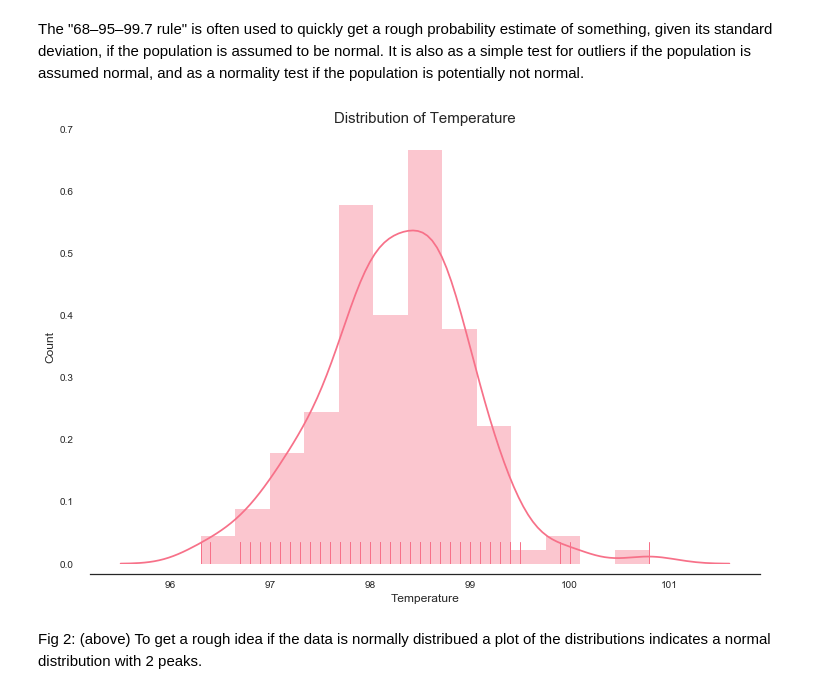
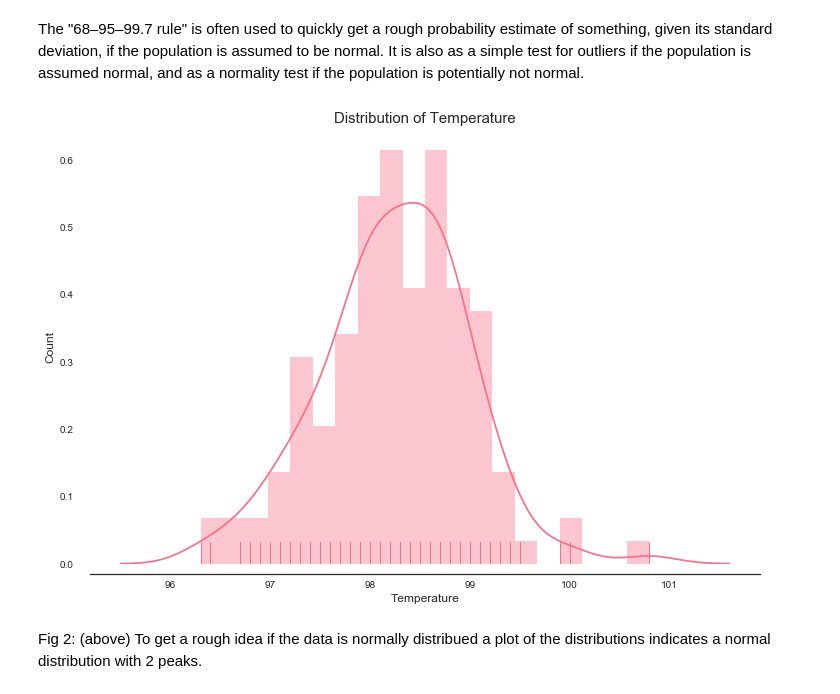
Before and after one commit to avinashreddy2706/HumanBodyTemperature, a Jupyter notebook: code/sliderule_dsi_inferential_statistics_exercise_1.ipynb, the cells around one changed output. Cells and saved outputs as stored; diff of their text form; code cells hidden in the pictures.

```diff
--- a/code/sliderule_dsi_inferential_statistics_exercise_1.ipynb
+++ b/code/sliderule_dsi_inferential_statistics_exercise_1.ipynb
@@ -147,23 +147,23 @@ The "68–95–99.7 rule" is often used to quickly get a rough probability estim
 # %%
 color = sns.color_palette()
 sns.set(style="white")
 #cnt_srs = df.gender.value_counts()
 
 plt.figure(figsize=(12,8))
 with sns.color_palette("husl"):
- sns.distplot(df['temperature'], rug='True')
+ sns.distplot(df['temperature'], rug='True', bins=20)
 #plt.hist(df[temperature])
 plt.xlabel('Temperature', fontsize=12)
 plt.ylabel('Count', fontsize=12)
 plt.title('Distribution of Temperature', fontsize=15)
 plt.xticks(rotation='vertical')
 sns.set_style("whitegrid")
 sns.despine(offset=10)
 sns.despine(left=True)
 
 plt.show()
 # %% [output]
-[figure, old version]
+[figure, new version]
 # %% [markdown]
 Fig 2: (above) To get a rough idea if the data is normally distribued a plot of the distributions indicates a normal distribution with 2 peaks.
 # %% [markdown]
```
Also changed, not shown: parts of 11 cells of this notebook.
